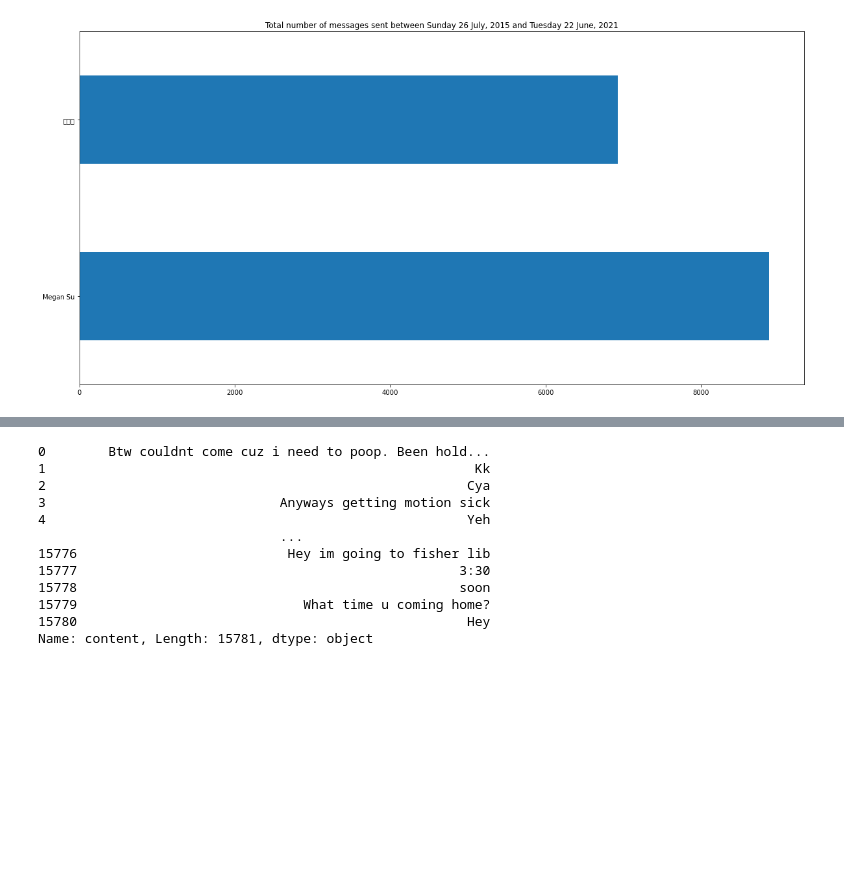
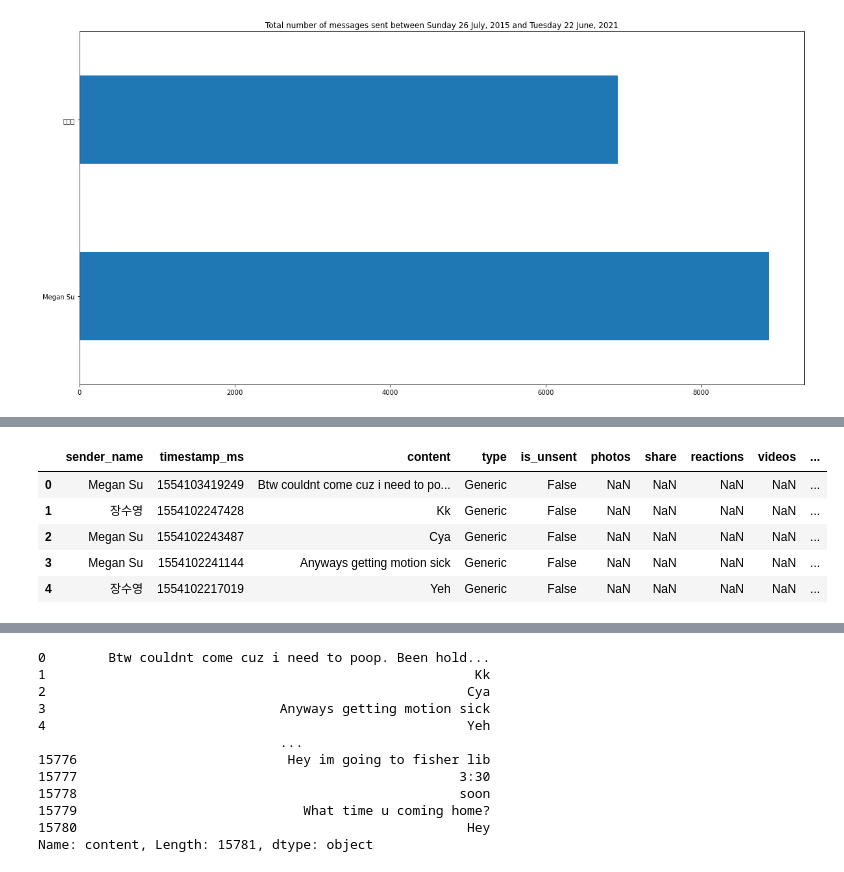
Before and after one commit to SooYoung00/data_project-, a Jupyter notebook: Importing_convo.ipynb, the cells around one changed output, grey strips where cells are left out. Drawn from its saved outputs; the diff is of its cells as text; code cells hidden in the pictures; blank space fills up the shorter version.

```diff
--- a/Importing_convo.ipynb
+++ b/Importing_convo.ipynb
@@ -412,3 +434,18 @@ Between Sunday 26 July, 2015 and Tuesday 22 June, 2021, 장수영 wrote 25806 wo
+# %%
+def clean_object(x):
+    try:
+        return str(x)
+    except:
+        return np.nan
+df["cleanobject"]=df.content.apply(clean_object)
+df.head()
+# %% [output]
+|  | sender_name | timestamp_ms | content | type | is_unsent | photos | share | reactions | videos | ... |
+| 0 | Megan Su | 1554103419249 | Btw couldnt come cuz i need to po... | Generic | False | NaN | NaN | NaN | NaN | ... |
+| 1 | 장수영 | 1554102247428 | Kk | Generic | False | NaN | NaN | NaN | NaN | ... |
+| 2 | Megan Su | 1554102243487 | Cya | Generic | False | NaN | NaN | NaN | NaN | ... |
+| 3 | Megan Su | 1554102241144 | Anyways getting motion sick | Generic | False | NaN | NaN | NaN | NaN | ... |
+| 4 | 장수영 | 1554102217019 | Yeh | Generic | False | NaN | NaN | NaN | NaN | ... |
 # %%
 new_df = pd.read_csv("messages.csv")
 # %%
```
Also changed, not shown: parts of 25 cells of this notebook.
